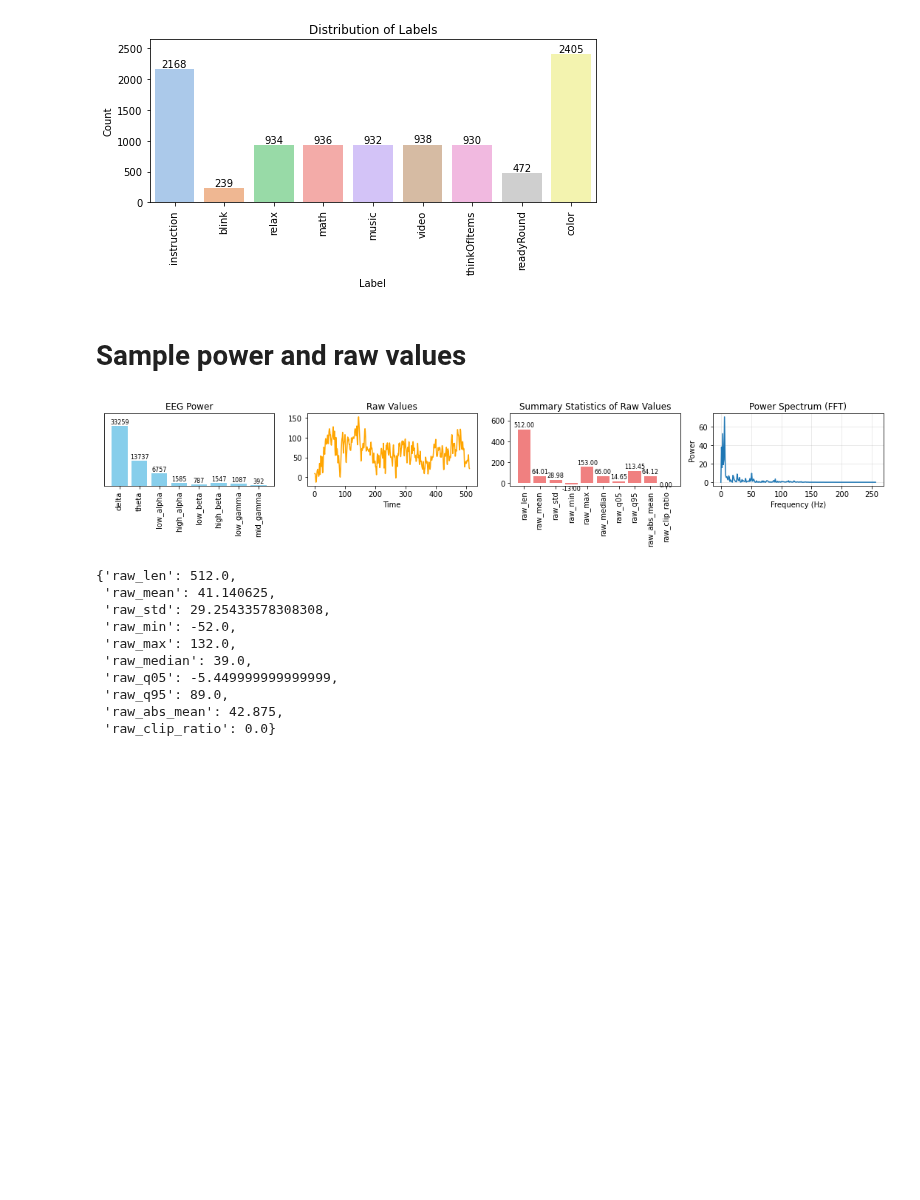
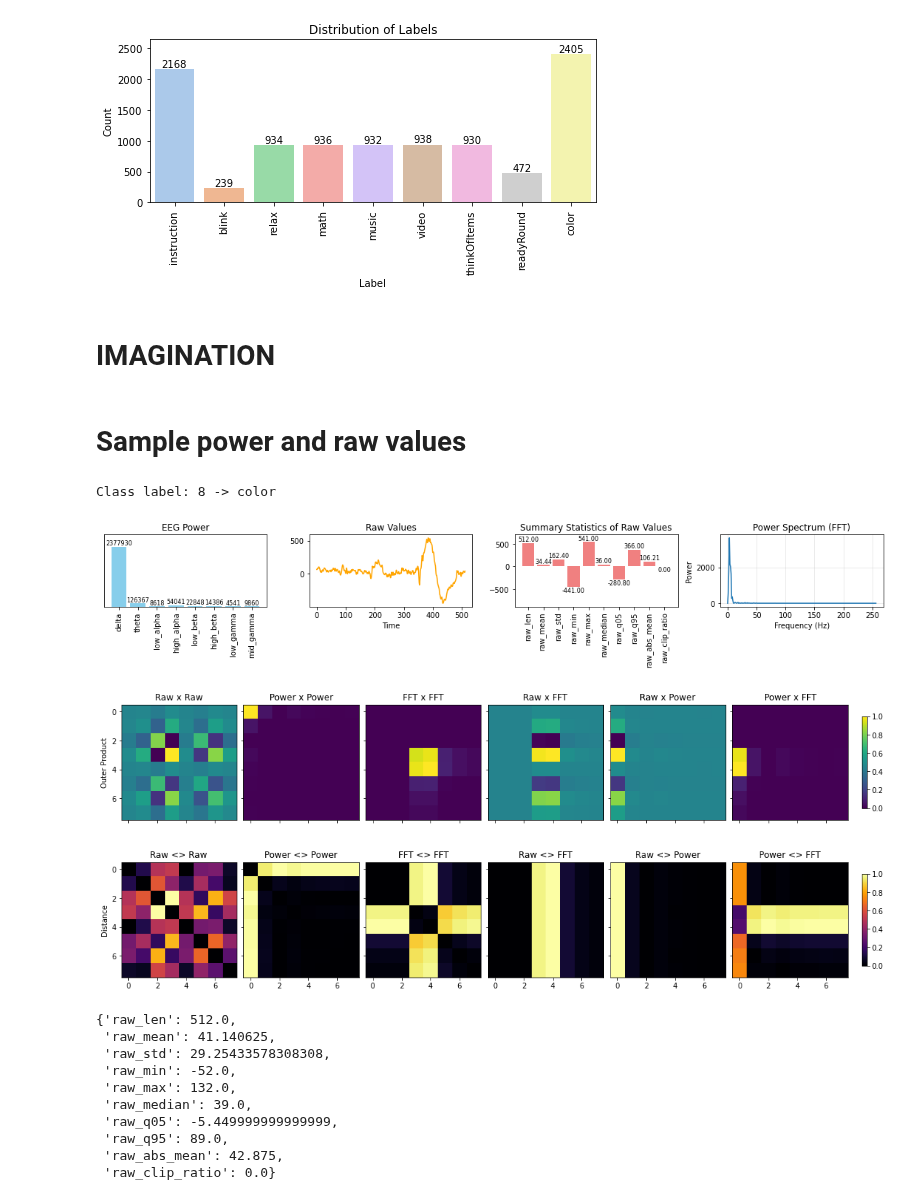
Before and after one commit to parhamkebria/EEG, a Jupyter notebook: EEG_Power_MLP.ipynb, the cells around one changed output. Cells and saved outputs as stored; diff of their text form; code cells hidden in the pictures; blank space fills up the shorter version.

Commit message:
saved individual class samples

```diff
--- a/EEG_Power_MLP.ipynb
+++ b/EEG_Power_MLP.ipynb
@@ -343,3 +343,5 @@ def summarize_vector(values, prefix):
         f"{prefix}_abs_mean": float(np.mean(np.abs(arr))),
         f"{prefix}_clip_ratio": float(np.mean(np.abs(arr) >= 2047.0)),
     }
+# %% [markdown]
+# IMAGINATION
@@ -349,8 +437,12 @@ def summarize_vector(values, prefix):
 import os
 from IPython.display import display, clear_output
 os.mkdir("imgs") if not os.path.exists("imgs") else None
-for label in eeg_data.label.unique()[0]:
-    random_index = np.random.choice(eeg_data.index)
+for count, label in enumerate(eeg_data.label.unique()):
+    random_sample1 = None
+    while random_sample1 is None or random_sample1['label'] != label:
+        random_index = np.random.choice(eeg_data.index)
+        random_sample1 = eeg_data.loc[random_index]
+    print(f"Class label: {count} -> {random_sample1['label']}")
     fig, axs = plt.subplots(1, 4, figsize=(15, 3))
 
     axs[0].bar(POWER_BANDS, eeg_data.loc[random_index, POWER_BANDS], color='skyblue')
@@ -366,35 +458,40 @@ for label in eeg_data.label.unique()[0]:
     axs[0].set_xticklabels(POWER_BANDS, rotation=90)
 
     axs[1].plot(eeg_data.loc[random_index, 'raw_values'], label='Raw Values', color='orange')
     axs[1].set_title('Raw Values')
     axs[1].set_xlabel('Time')
 
     raw_features = summarize_vector(eeg_data.loc[random_index, 'raw_values'], 'raw')
     axs[2].bar(raw_features.keys(), raw_features.values(), color='lightcoral')
     for i, value in enumerate(raw_features.values()):
         axs[2].text(i, value + math.copysign(10, value),
                     f'{value:.2f}', ha='center', va='bottom' if value > 0 else 'top', fontsize=8)
     axs[2].set_title('Summary Statistics of Raw Values')
     axs[2].set_xticks(range(len(raw_features.keys())))
     axs[2].set_xticklabels(raw_features.keys(), rotation=90)
     axs[2].set_ylim(min(raw_features.values()) * 2, max(raw_features.values()) * 1.3)
 
     raw_signal = eeg_data.loc[random_index, 'raw_values']
     freqs, amplitude, power = compute_fft(raw_signal, FFT_SAMPLE_RATE_HZ)
     axs[3].plot(freqs,power, color='tab:blue')
     axs[3].set_title('Power Spectrum (FFT)')
     axs[3].set_xlabel('Frequency (Hz)')
     axs[3].set_ylabel('Power')
     # axs[3].set_xlim(0, FFT_SAMPLE_RATE_HZ / 2)
     axs[3].grid(alpha=0.3)
 
     plt.tight_layout()
+    # plt.savefig(f"imgs/{count}_{random_sample1['label']}.png", dpi=300)
     plt.show()
-    # plt.savefig(f"imgs/{label}.png")
+
+    imaginator(random_sample1, figure_size=(15, 6), save_batch=False, batch_name=f"{count}_{random_sample1['label']}")
+
     plt.close('all')
     clear_output(wait=True)
 # %% [output]
+Class label: 8 -> color
-[figure, old version]
+[figure, new version]
+[figure, added]
 # %%
 raw_features
 # %% [output]
```
Also changed, not shown: parts of 1 cell of this notebook, 18 other files.
